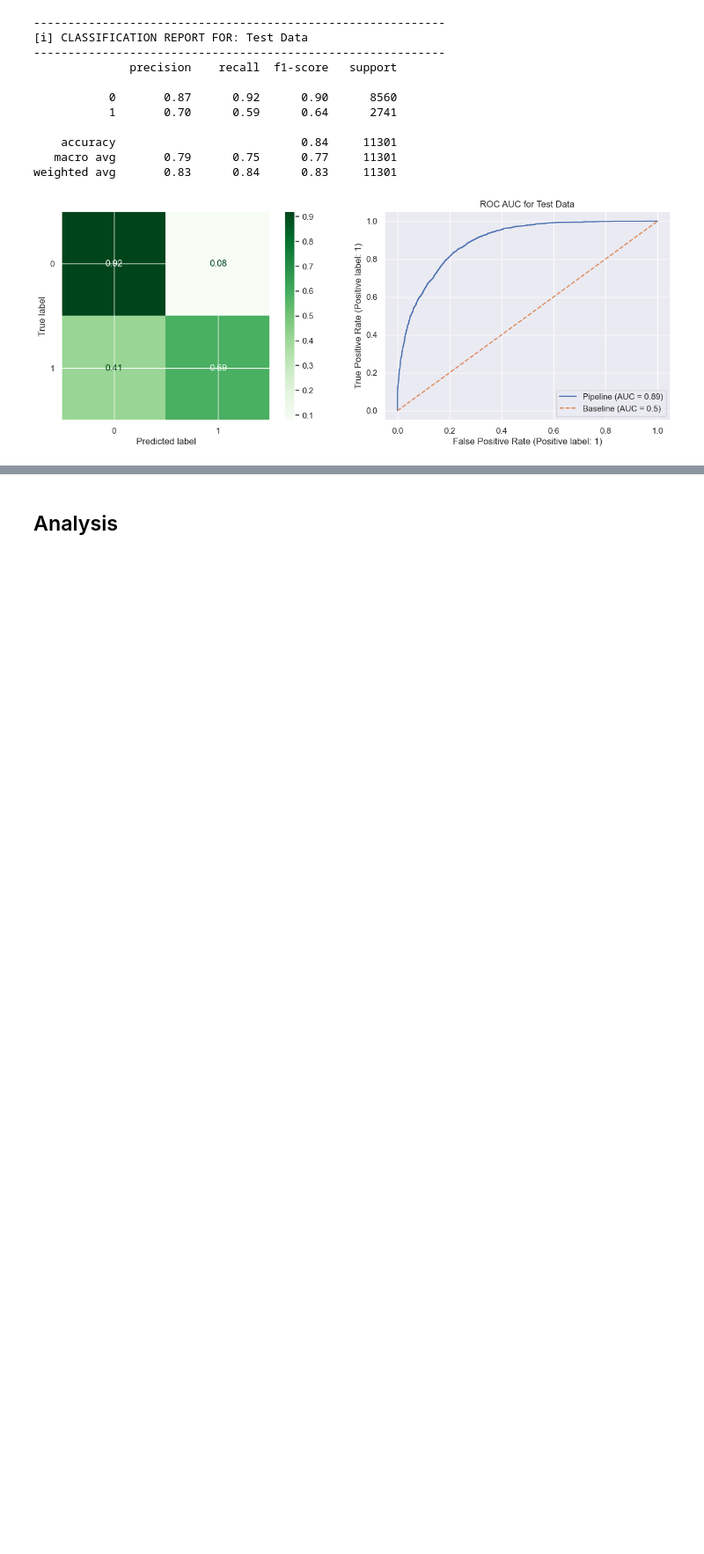
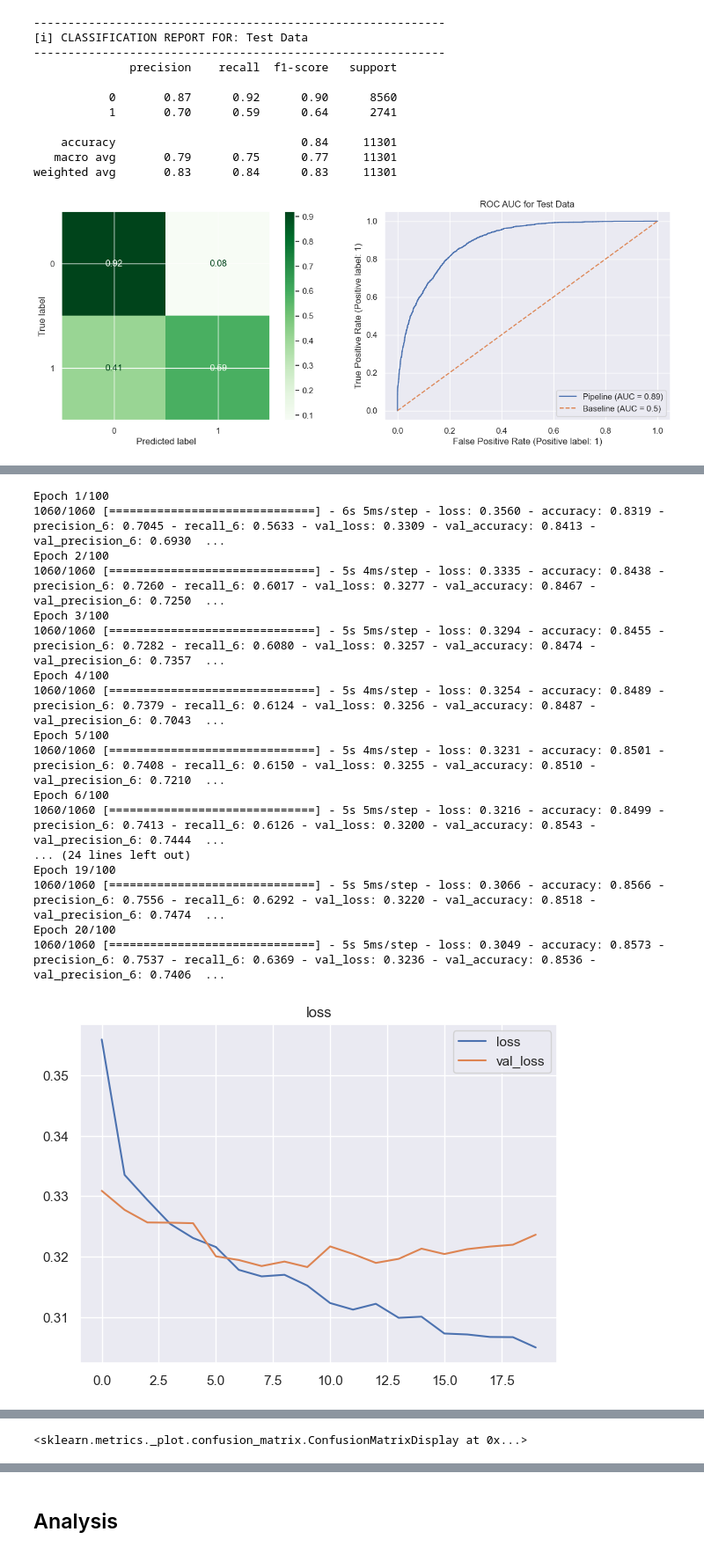
Before and after one commit to mikemenj/Assignments, a Jupyter notebook: Project_2_Part_4.ipynb, the cells around one changed output, grey strips where cells are left out. Shown at 88% size. Saved outputs shown, nothing was run; the diff lists cells and outputs as text; code cells hidden in the pictures; blank space fills up the shorter version.

```diff
--- a/Project_2_Part_4.ipynb
+++ b/Project_2_Part_4.ipynb
@@ -1213,0 +1354,18 @@ weighted avg       0.83      0.84      0.83     11301
+# %%
+# create model architecture
+input_dim = X_train_proc.shape[1]
+
+reg_model = Sequential()
+
+#start with one layer with as many nodes as features
+reg_model.add(Dense(input_dim, input_dim=input_dim, activation='relu'))
+
+reg_model.add(Dropout(.3))
+
+reg_model.add(Dense(input_dim, input_dim=input_dim, activation='relu'))
+
+reg_model.add(Dropout(.3))
+
+reg_model.add(Dense(1, activation='sigmoid'))
+
+reg_model.summary()
@@ -1213,0 +1392,47 @@ weighted avg       0.83      0.84      0.83     11301
+# %%
+%%time
+
+# compile model with additional metrics
+reg_model.compile(loss='bce',
+                  optimizer='adam',
+                  metrics=['accuracy',
+                         metrics.Precision(),
+                         metrics.Recall()])
+
+history = reg_model.fit(X_train_proc, y_train,
+                        validation_data = (X_test_proc, y_test),
+                        epochs=100,
+                        verbose=1
+                        ,callbacks=[EarlyStopping(patience=10)])
+
+# plot learning
+plot_history(history)
+
+#make predictions
+y_preds = reg_model.predict(X_test_proc)
+
+# round the predictions
+y_preds = np.round(y_preds)
+
+print(classification_report(y_test, y_preds))
+
+ConfusionMatrixDisplay.from_predictions(y_test, y_preds, cmap='Blues', normalize='true');
+# %% [output]
+Epoch 1/100
+1060/1060 [==============================] - 6s 5ms/step - loss: 0.3560 - accuracy: 0.8319 - precision_6: 0.7045 - recall_6: 0.5633 - val_loss: 0.3309 - val_accuracy: 0.8413 - val_precision_6: 0.6930  ...
+Epoch 2/100
+1060/1060 [==============================] - 5s 4ms/step - loss: 0.3335 - accuracy: 0.8438 - precision_6: 0.7260 - recall_6: 0.6017 - val_loss: 0.3277 - val_accuracy: 0.8467 - val_precision_6: 0.7250  ...
+Epoch 3/100
+1060/1060 [==============================] - 5s 5ms/step - loss: 0.3294 - accuracy: 0.8455 - precision_6: 0.7282 - recall_6: 0.6080 - val_loss: 0.3257 - val_accuracy: 0.8474 - val_precision_6: 0.7357  ...
+Epoch 4/100
+1060/1060 [==============================] - 5s 4ms/step - loss: 0.3254 - accuracy: 0.8489 - precision_6: 0.7379 - recall_6: 0.6124 - val_loss: 0.3256 - val_accuracy: 0.8487 - val_precision_6: 0.7043  ...
+Epoch 5/100
+1060/1060 [==============================] - 5s 4ms/step - loss: 0.3231 - accuracy: 0.8501 - precision_6: 0.7408 - recall_6: 0.6150 - val_loss: 0.3255 - val_accuracy: 0.8510 - val_precision_6: 0.7210  ...
+Epoch 6/100
+1060/1060 [==============================] - 5s 5ms/step - loss: 0.3216 - accuracy: 0.8499 - precision_6: 0.7413 - recall_6: 0.6126 - val_loss: 0.3200 - val_accuracy: 0.8543 - val_precision_6: 0.7444  ...
+... (24 lines left out)
+Epoch 19/100
+1060/1060 [==============================] - 5s 5ms/step - loss: 0.3066 - accuracy: 0.8566 - precision_6: 0.7556 - recall_6: 0.6292 - val_loss: 0.3220 - val_accuracy: 0.8518 - val_precision_6: 0.7474  ...
+Epoch 20/100
+1060/1060 [==============================] - 5s 5ms/step - loss: 0.3049 - accuracy: 0.8573 - precision_6: 0.7537 - recall_6: 0.6369 - val_loss: 0.3236 - val_accuracy: 0.8536 - val_precision_6: 0.7406  ...
+[figure, added]
@@ -1213,0 +1454 @@ weighted avg       0.83      0.84      0.83     11301
+<sklearn.metrics._plot.confusion_matrix.ConfusionMatrixDisplay at 0x...>
```
Also changed, not shown: parts of 20 cells of this notebook, 3 other files.
